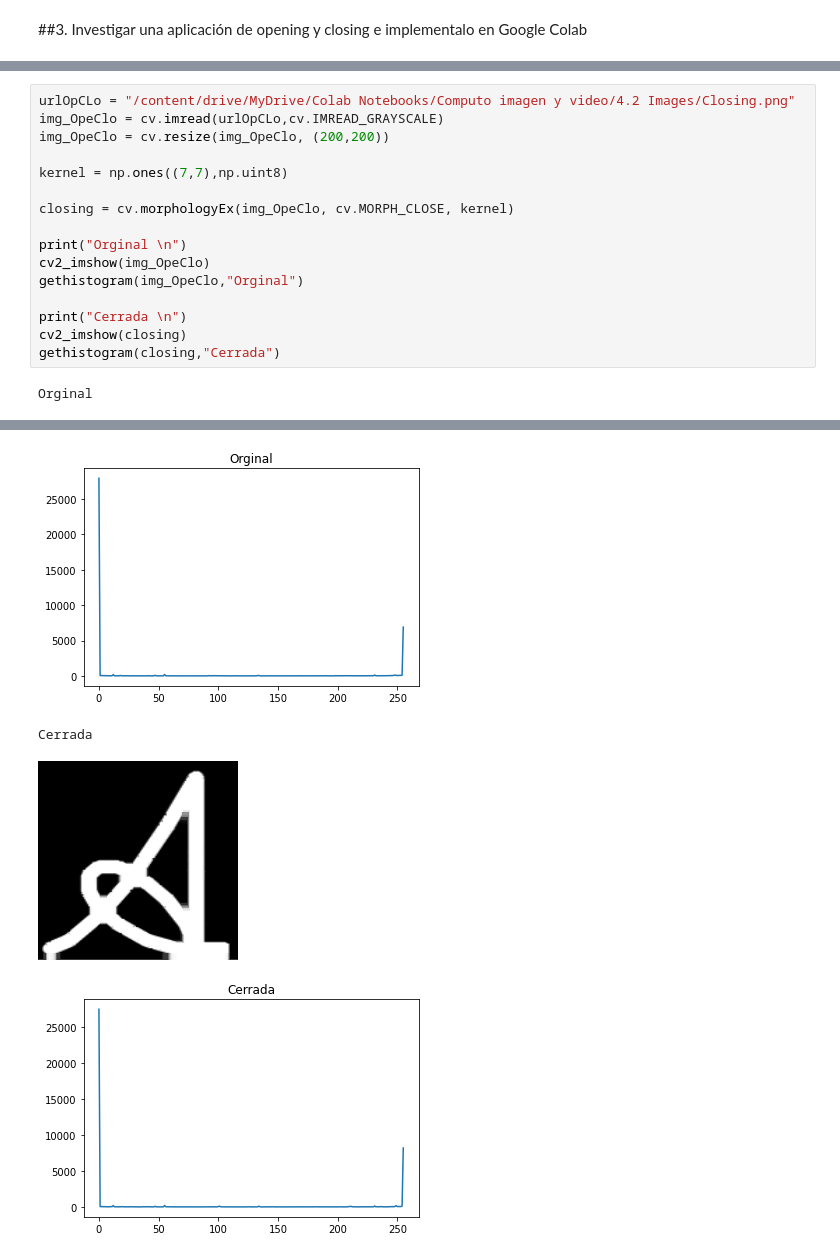
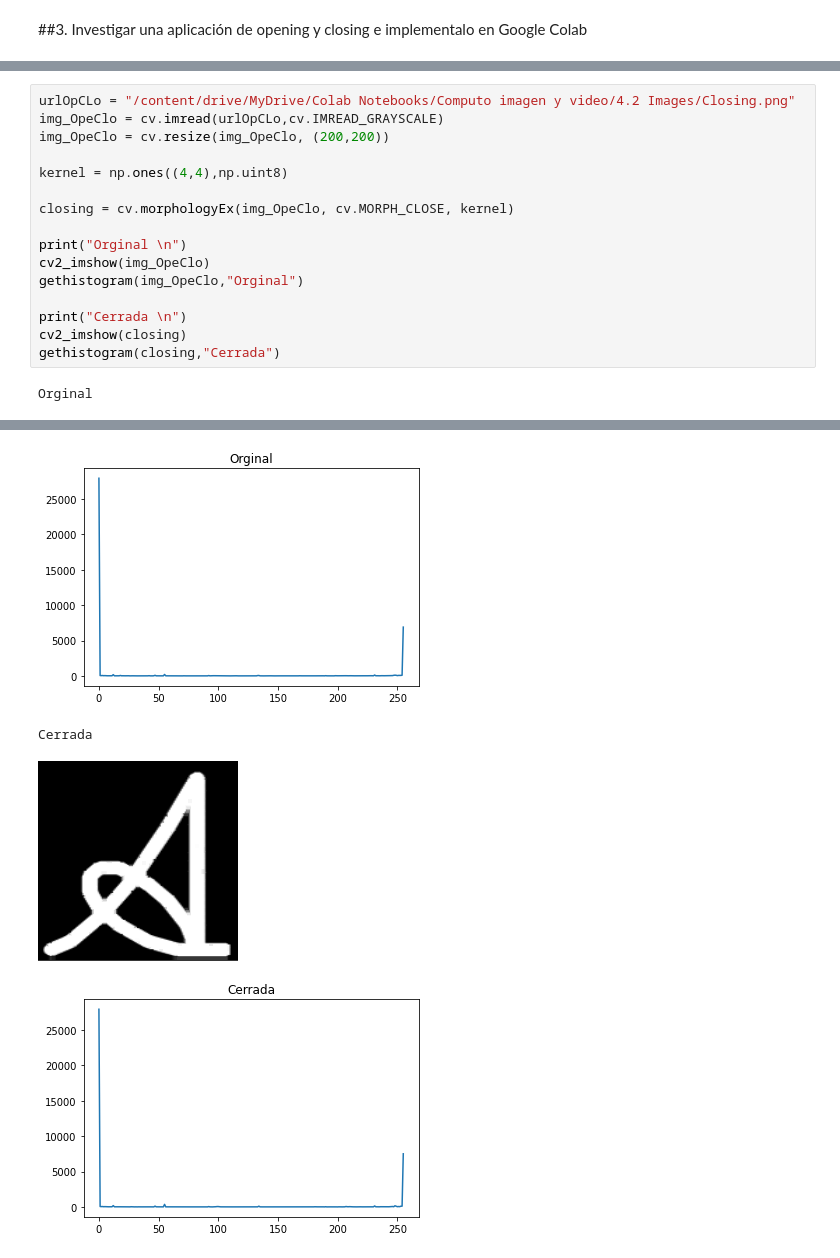
Before and after one commit to AlfonsoVasquezC/ComputervisionMNA, a Jupyter notebook: 4_2_Equipo_1_Google_Colab_Algoritmos_de_mejoramiento_de_imágenes_usando_operaciones_morfológicas.ipynb, the cells around one changed output, grey strips where cells are left out. Drawn from its saved outputs; the diff is of its cells as text.

```diff
--- a/4_2_Equipo_1_Google_Colab_Algoritmos_de_mejoramiento_de_imágenes_usando_operaciones_morfológicas.ipynb
+++ b/4_2_Equipo_1_Google_Colab_Algoritmos_de_mejoramiento_de_imágenes_usando_operaciones_morfológicas.ipynb
@@ -293,23 +309,23 @@ El Cierre es el opuesto de Apertura, es decir, dilatación seguida de erosión.
 # %%
 urlOpCLo = "/content/drive/MyDrive/Colab Notebooks/Computo imagen y video/4.2 Images/Closing.png"
 img_OpeClo = cv.imread(urlOpCLo,cv.IMREAD_GRAYSCALE)
 img_OpeClo = cv.resize(img_OpeClo, (200,200))
 
-kernel = np.ones((7,7),np.uint8)
+kernel = np.ones((4,4),np.uint8)
 
 closing = cv.morphologyEx(img_OpeClo, cv.MORPH_CLOSE, kernel)
 
 print("Orginal \n")
 cv2_imshow(img_OpeClo)
 gethistogram(img_OpeClo,"Orginal")
 
 print("Cerrada \n")
 cv2_imshow(closing)
 gethistogram(closing,"Cerrada")
 # %% [output]
 Orginal
 [figure]
 [figure]
 Cerrada
-[figure, old version]
+[figure, new version]
-[figure, old version]
+[figure, new version]
```
Also changed, not shown: parts of 11 cells of this notebook.
